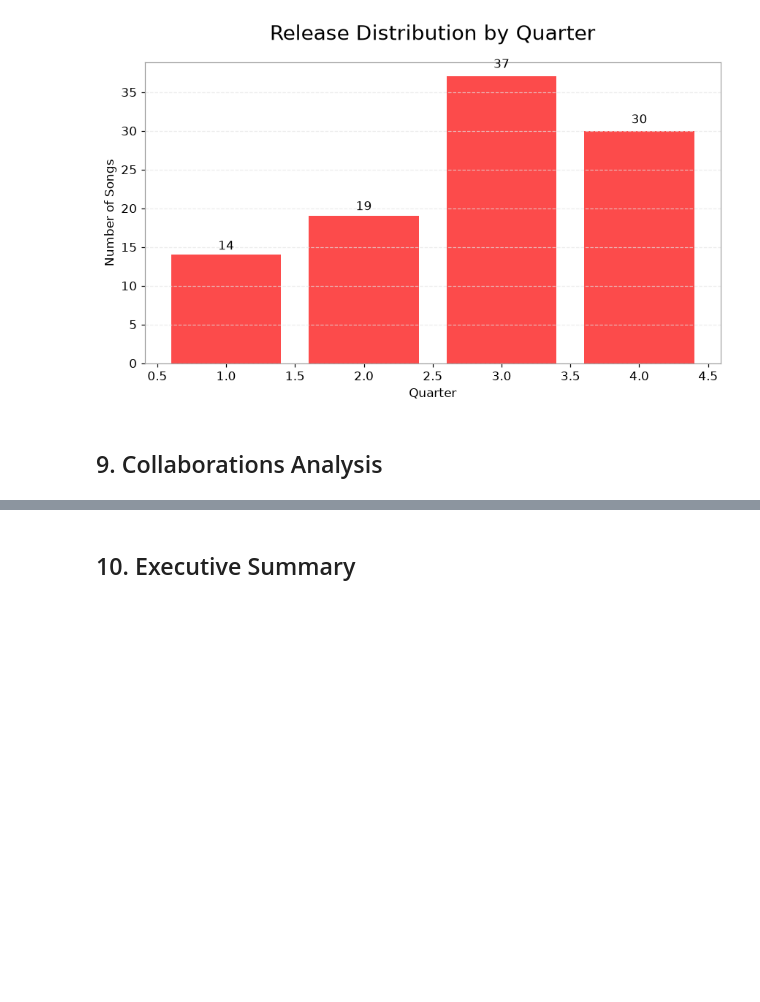
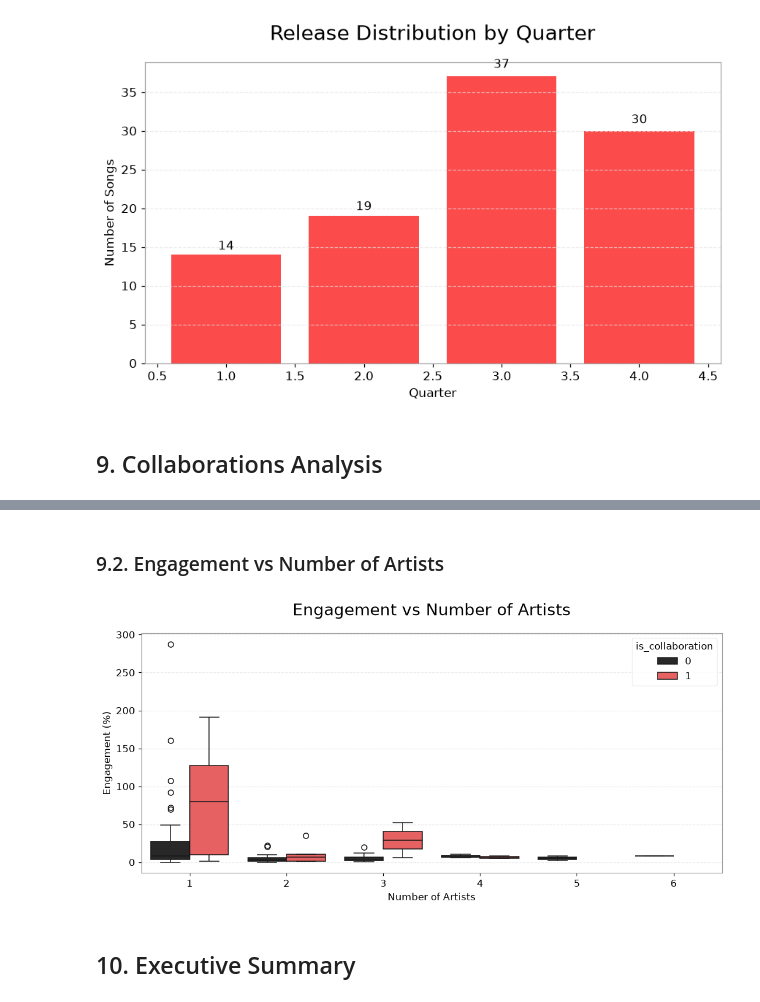
Before and after one commit to adroguetth/youtube-music-charts-intelligence, a Jupyter notebook: notebook_en/weekly/youtube_charts_2026-W46.ipynb, the cells around one changed output, grey strips where cells are left out. Drawn from its saved outputs; the diff is of its cells as text; code cells hidden in the pictures; blank space fills up the shorter version.

```diff
--- a/notebook_en/weekly/youtube_charts_2026-W46.ipynb
+++ b/notebook_en/weekly/youtube_charts_2026-W46.ipynb
@@ -919,3 +914,30 @@ plt.tight_layout(); plt.show()
+# %% [markdown]
+### 9.2. Engagement vs Number of Artists
+# %%
+fig, ax = plt.subplots(figsize=(10, 5))
+fig.patch.set_facecolor(YT_BG)
+ax.set_facecolor(YT_BG)
+
+sns.boxplot(
+    data=df, x='artist_count', y='engagement', hue='is_collaboration',
+    palette={0: YT_DARK_GREY, 1: YT_RED}, ax=ax
+)
+
+ax.set_title('Engagement vs Number of Artists', fontsize=TITLE_FONT_SIZE, color=YT_TEXT, loc='center', pad=20)
+ax.set_xlabel('Number of Artists', fontsize=11, color=YT_TEXT)
+ax.set_ylabel('Engagement (%)', fontsize=11, color=YT_TEXT)
+
+style_axes(ax, grid_axis='y')
+
+legend = ax.get_legend()
+if legend:
+    legend.get_frame().set_edgecolor(YT_GRID)
+    legend.get_frame().set_linewidth(0.8)
+    for text in legend.get_texts(): text.set_color(YT_TEXT)
+
+plt.tight_layout(); plt.show()
+# %% [output]
+[figure, added]
 # %% [markdown]
 ## 10. Executive Summary
 # %%
```
Also changed, not shown: parts of 3 cells of this notebook, 1 other file.
